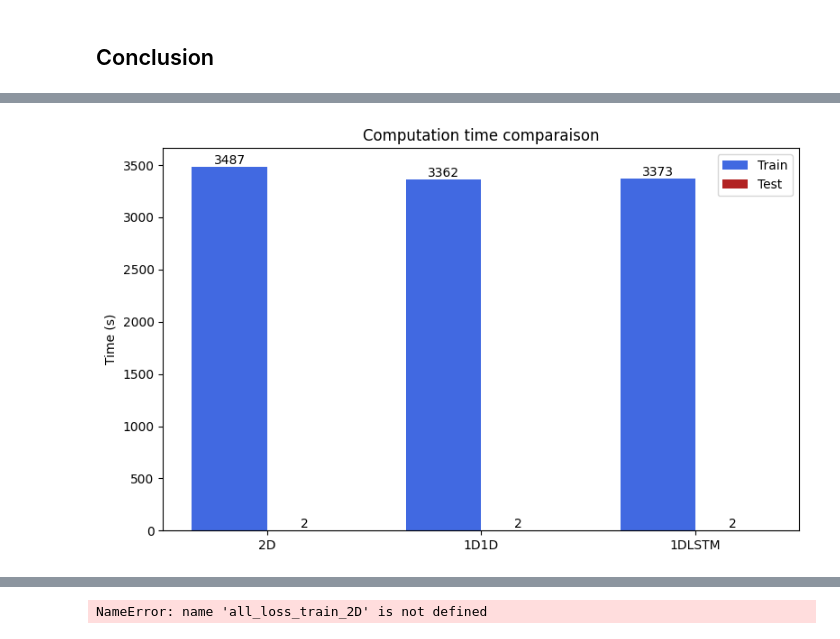
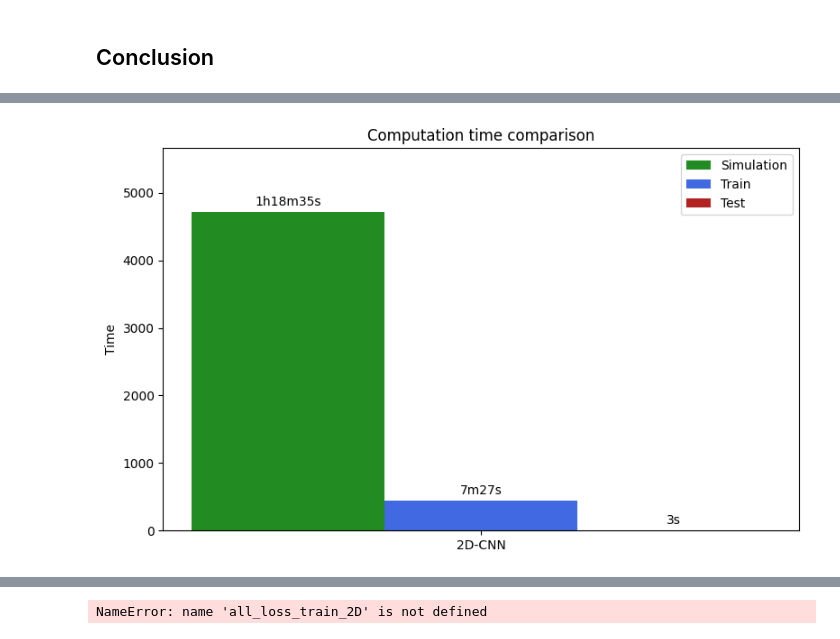
Before and after one commit to DarenXL/Neural_ST_inference, a Jupyter notebook: Code GNN/Amortized_Methods_Geostatistics_Spatio-Temporal-2D.ipynb, the cells around one changed output, grey strips where cells are left out. Cells and saved outputs as stored; diff of their text form; code cells hidden in the pictures.

```diff
--- a/Code GNN/Amortized_Methods_Geostatistics_Spatio-Temporal-2D.ipynb
+++ b/Code GNN/Amortized_Methods_Geostatistics_Spatio-Temporal-2D.ipynb
@@ -286,5 +366,6 @@ test_size = 20 # 100
 # %%
 def simulate_matern_grid(time_size, space_size, adv, range_time, range_space, std, deepset_size=5):
+
     model = gl.Model.createFromParam(gl.ECov.MATERN, ranges = [range_time,range_space], param = 1, sill = std**2, flagRange=False)
 
     shape_adv = abs(adv)+1
@@ -319,4 +400,4 @@ def simulate_matern_grid(time_size, space_size, adv, range_time, range_space, st
 
         batch.append(res)
 
-    return np.stack(batch)
+    return np.expand_dims(np.stack(batch),1)
@@ -371,11 +463,11 @@ class GridDataset(Dataset):
 
         return (torch.from_numpy(batch), theta, deepset)
 # %%
-dataset_grid = GridDataset(theta_size=train_size, time_size=time_size, space_size=space_size, deepset_size=deepset_size)
-dataset_grid_test = GridDataset(theta_size=test_size, time_size=time_size, space_size=space_size, deepset_size=1)
+dataset_grid = GridDataset(theta_size=train_size, time_size=time_size, space_size=space_size, deepset_size=deepset_size,missing_ratio=missing_ratio)
+dataset_grid_test = GridDataset(theta_size=test_size, time_size=time_size, space_size=space_size, deepset_size=1,missing_ratio=missing_ratio)
 
-loader_grid = DataLoader(dataset_grid, batch_size, shuffle=True)
-loader_grid_test = DataLoader(dataset_grid_test, test_size, shuffle=False)
+loader_grid = DataLoader(dataset_grid, batch_size=batch_size, shuffle=True,collate_fn=deepset_collate)
+loader_grid_test = DataLoader(dataset_grid_test, test_size, shuffle=False,collate_fn=deepset_collate)
 # %%
 dataset_grid.save(data_path + '/' + data_name)
 dataset_grid_test.save(data_path + '/' + data_name)
@@ -442,7 +777,7 @@ def baseline_mae(dataset):
 ## General functions
 # %%
 class CNN_network(nn.Module):
-    def __init__(self, in_channels=2, hidden=32, out_dim=3, option="2D-CNN", nls=False):
+    def __init__(self, in_channels=2, hidden=32, out_dim=4, option="2D-CNN", nls=False):
         super().__init__()
 
         self.option_type = option
@@ -485,7 +820,7 @@ class CNN_network(nn.Module):
 
 
         self.dense = nn.Sequential(
-            nn.Linear(hidden+3*nls, hidden),
+            nn.Linear(hidden+4*nls, hidden),
             nn.ReLU(),
             nn.Linear(hidden, out_dim)
         )
@@ -864,10 +1033,10 @@ def plot_loss(all_loss_train_grid, all_loss_test_grid):
 # %% [markdown]
 ### Train and Test
 # %%
-model_2D = CNN_network(in_channels=1, option="2D-CNN").to(device)
+model_2D = CNN_network(in_channels=2, option="2D-CNN").to(device)
 
 optimizer_2D = torch.optim.Adam(model_2D.parameters(), lr=5e-5)
 
-all_loss_train_2D, time_train_2D, loss_final_train_2D, all_loss_test_2D, time_test_2D, theta_final_test_2D = train_test(model_2D, optimizer_2D, loader_grid, epoch_cnn)
+all_loss_train_2D, time_train_2D, loss_final_train_2D, all_loss_test_2D, time_test_2D, theta_final_test_2D, time_simu_2D = train_test(model_2D, optimizer_2D, loader_grid, epoch_cnn)
 fig_2D = plot_loss(all_loss_train_2D, all_loss_test_2D)
 # %% [output]
@@ -1342,32 +1430,45 @@ fig_box_test.savefig(res_path+"/conclusion_graphs"+"/score_test_cropped.png", fo
 # %%
 ### Time
-train_times = [time_train_2D, time_train_1D1D, time_train_1DLSTM]
-test_times = [time_test_2D, time_test_1D1D, time_test_1DLSTM]
+
+
+
+def format_seconds(s):
+    h, m, s = int(s//3600), int((s%3600)//60), int(s%60)
+    return f"{h}h{m}m{s}s" if h > 0 else (f"{m}m{s}s" if m > 0 else f"{s}s")
+
+methods = ['2D-CNN']
+simu_times = [time_simu_2D]
+train_times = [time_train_2D] #, time_train_1D1D, time_train_1DLSTM]
+test_times = [time_test_2D] #, time_test_1D1D, time_test_1DLSTM]
 
 x = np.arange(len(methods))
-width = 0.35
+width = 0.2
 
 fig_time, ax = plt.subplots(figsize=(8, 5))
-bar1 = ax.bar(x - width/2, train_times, width, label='Train', color='royalblue')
-bar2 = ax.bar(x + width/2, test_times, width, label='Test', color='firebrick')
 
-for rect in bar1 + bar2:
-    height = rect.get_height()
-    plt.text(rect.get_x() + rect.get_width() / 2.0, height, f'{height:.0f}', ha='center', va='bottom')
+bar0 = ax.bar(x - width, simu_times, width, label='Simulation', color='forestgreen')
+bar1 = ax.bar(x, train_times, width, label='Train', color='royalblue')
+bar2 = ax.bar(x + width, test_times, width, label='Test', color='firebrick')
+
+for b, t in zip([bar0, bar1, bar2], [simu_times, train_times, test_times]):
+    labels = [format_seconds(val) for val in t]
+    ax.bar_label(b, labels=labels, padding=3)
 
 ax.set_xticks(x)
 ax.set_xticklabels(methods)
-ax.set_ylabel("Time (s)")
-ax.set_title("Computation time comparaison")
+ax.set_ylabel("Time")
+ax.set_title("Computation time comparison")
 ax.legend()
+
+ax.margins(y=0.2)
 
 plt.tight_layout()
 plt.show()
 
 # fig_time.savefig(res_path+"/conclusion_graphs"+"/time.pdf", format="pdf", bbox_inches="tight")
 fig_time.savefig(res_path+"/conclusion_graphs"+"/time.png", format="png", bbox_inches="tight")
 # %% [output]
-[figure, old version]
+[figure, new version]
 # %%
 range_min, range_max = 0.05, 0.25
 adv_min, adv_max = -3, 3
```
Also changed, not shown: parts of 52 cells of this notebook, 3 other files.
